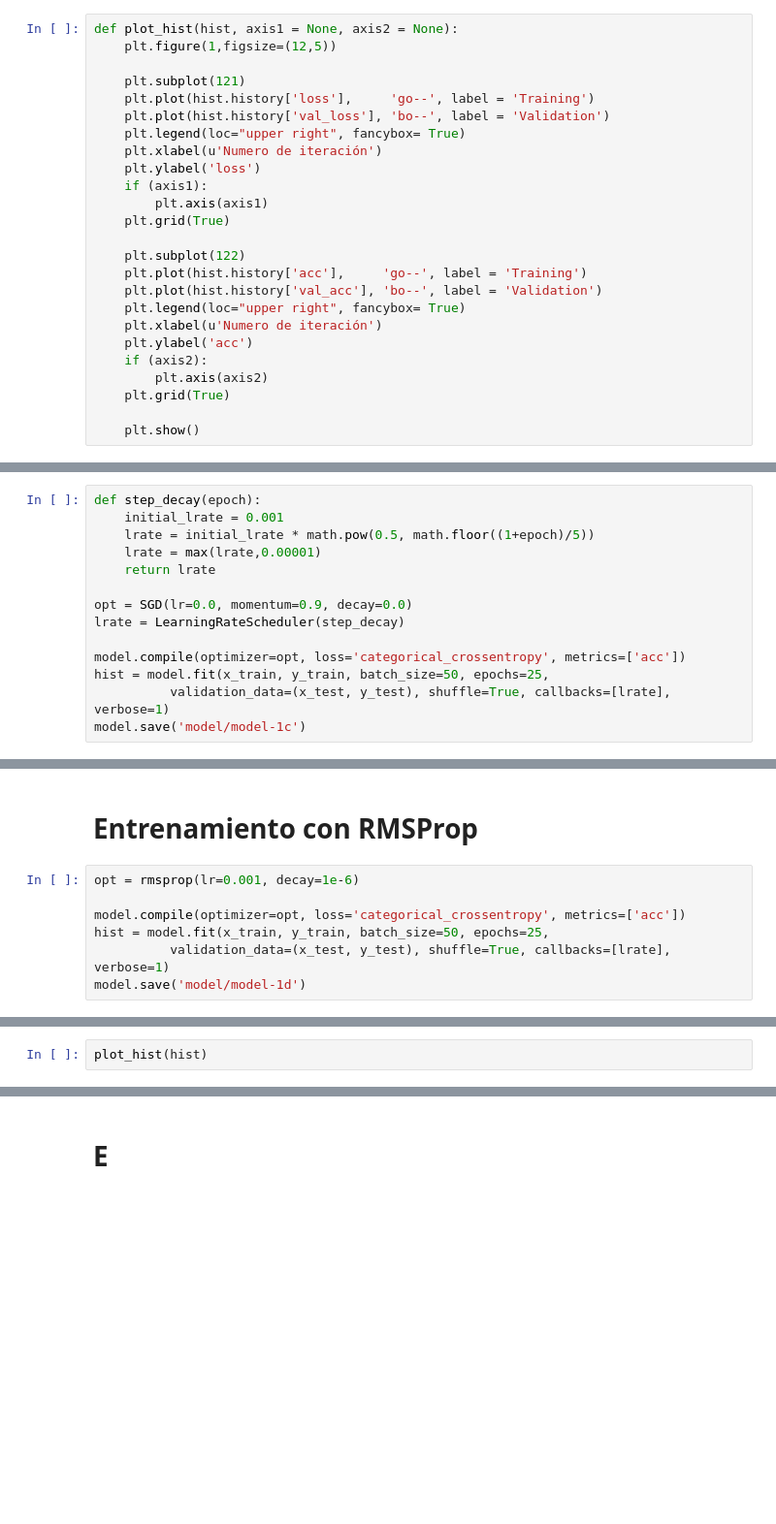
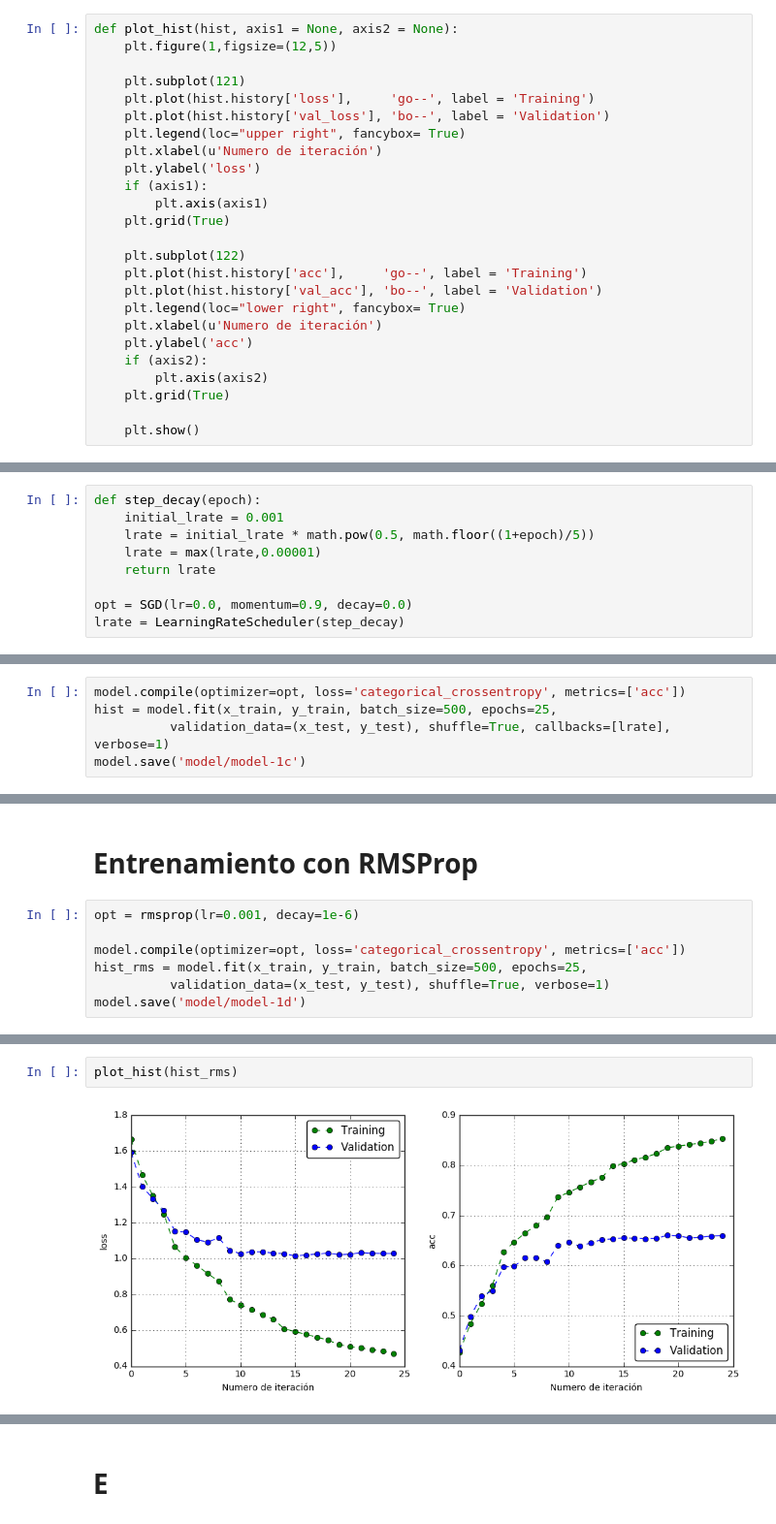
Before and after one commit to Seba93/Tarea2-ANN, a Jupyter notebook: problema1/Problema1.ipynb, the cells around one changed output, grey strips where cells are left out. Shown at 97% size. Cells and saved outputs as stored; diff of their text form; blank space fills up the shorter version.

Commit message:
trains

```diff
--- a/problema1/Problema1.ipynb
+++ b/problema1/Problema1.ipynb
@@ -83,7 +86,7 @@ def plot_hist(hist, axis1 = None, axis2 = None):
     plt.subplot(122)
     plt.plot(hist.history['acc'],     'go--', label = 'Training')
     plt.plot(hist.history['val_acc'], 'bo--', label = 'Validation')
-    plt.legend(loc="upper right", fancybox= True)
+    plt.legend(loc="lower right", fancybox= True)
     plt.xlabel(u'Numero de iteración')
     plt.ylabel('acc')
     if (axis2):
@@ -156,8 +156,3 @@ def step_decay(epoch):
 
 opt = SGD(lr=0.0, momentum=0.9, decay=0.0)
 lrate = LearningRateScheduler(step_decay)
-
-model.compile(optimizer=opt, loss='categorical_crossentropy', metrics=['acc'])
-hist = model.fit(x_train, y_train, batch_size=50, epochs=25,
-          validation_data=(x_test, y_test), shuffle=True, callbacks=[lrate], verbose=1)
-model.save('model/model-1c')
@@ -170,0 +159,5 @@ Epoch 3/25
+# %%
+model.compile(optimizer=opt, loss='categorical_crossentropy', metrics=['acc'])
+hist = model.fit(x_train, y_train, batch_size=500, epochs=25,
+          validation_data=(x_test, y_test), shuffle=True, callbacks=[lrate], verbose=1)
+model.save('model/model-1c')
@@ -178,6 +193,6 @@ model_eval(model, x_test, y_test)
 opt = rmsprop(lr=0.001, decay=1e-6)
 
 model.compile(optimizer=opt, loss='categorical_crossentropy', metrics=['acc'])
-hist = model.fit(x_train, y_train, batch_size=50, epochs=25,
-          validation_data=(x_test, y_test), shuffle=True, callbacks=[lrate], verbose=1)
+hist_rms = model.fit(x_train, y_train, batch_size=500, epochs=25,
+          validation_data=(x_test, y_test), shuffle=True, verbose=1)
 model.save('model/model-1d')
@@ -184,4 +217,6 @@ model.save('model/model-1d')
 # %%
-plot_hist(hist)
+plot_hist(hist_rms)
+# %% [output]
+[figure, added]
 # %%
 model_eval(model, x_test, y_test)
```
Also changed, not shown: parts of 20 cells of this notebook, 3 other files.
